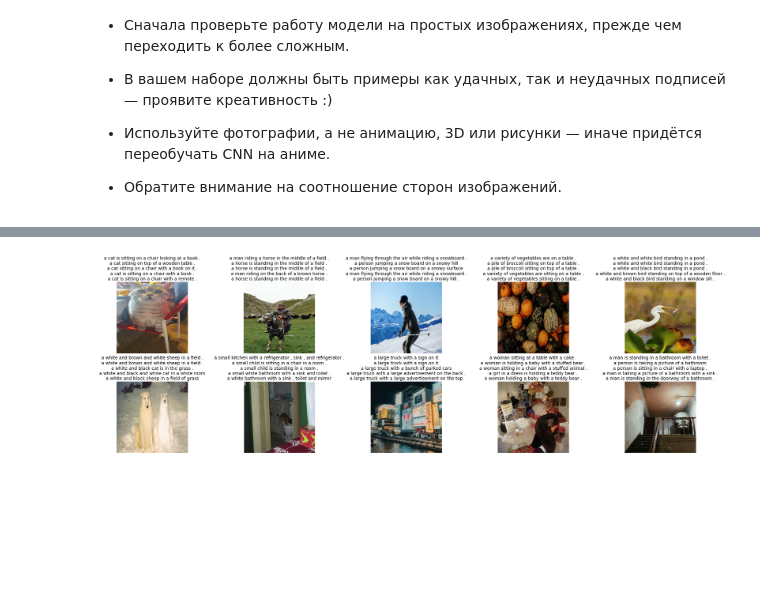
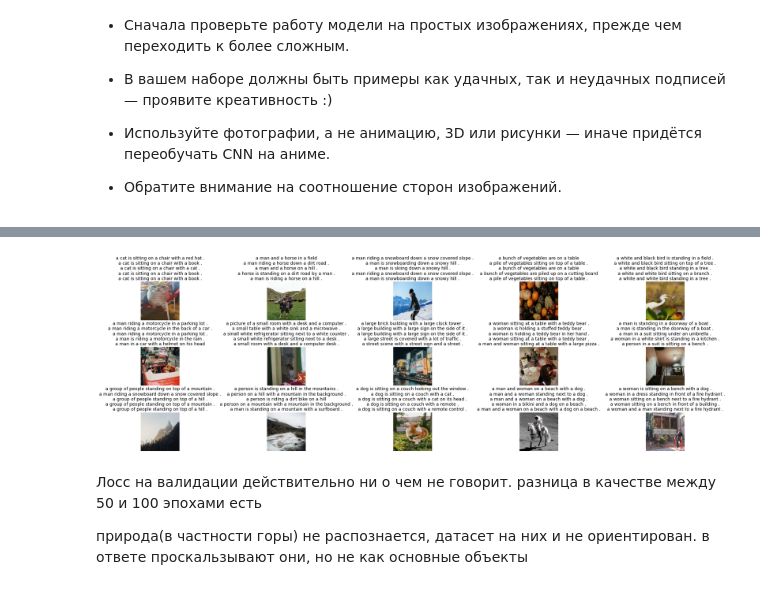
Before and after one commit to platiumgold/neural-networks, a Jupyter notebook: hw8/homework8_image_captioning.ipynb, the cells around one changed output, grey strips where cells are left out. Drawn from its saved outputs; the diff is of its cells as text; code cells hidden in the pictures; blank space fills up the shorter version.

Commit message:
add 100 epochs

```diff
--- a/hw8/homework8_image_captioning.ipynb
+++ b/hw8/homework8_image_captioning.ipynb
@@ -346,2 +352,15 @@ print("Finished!")
 # %%
 torch.save(network.state_dict(), 'caption_model_100_epochs.pth')
+# %%
+figures, axes = plt.subplots(1, 2)
+for i in range(2):
+    ax = axes[i]
+    if i == 0:
+        ax.plot(train_losses, label='train loss')
+        ax.set_title('Train Loss')
+    else:
+        ax.plot(range(0, n_epochs, 5), val_losses, label='val loss', color='orange')
+        ax.set_title('Validation Loss')
+    ax.set_xlabel('Epochs')
+    ax.set_ylabel('Loss')
+plt.show()
@@ -458,3 +476,23 @@ a cat is sitting on a blanket on a chair .
 * Используйте фотографии, а не анимацию, 3D или рисунки — иначе придётся переобучать CNN на аниме.
 
 * Обратите внимание на соотношение сторон изображений.
+# %%
+network = CaptionNet(n_tokens).to('cuda')
+network.load_state_dict(torch.load('caption_model_100_epochs.pth', weights_only=True))
+imgs = [f'data/{i}.png' for i in range(1,16)]
+
+fig, axes = plt.subplots(3, 5, figsize=(25, 7))
+
+for i, img in enumerate(imgs):
+    ax = axes[i//5][i%5]
+    img = Image.open(imgs[i]).convert('RGB')
+    img = img.resize((299, 299))
+    if i == 0:
+        img = img.rotate(270)
+    img = np.array(img).astype('float32') / 255.
+    ax.imshow(img)
+    ax.axis('off')
+    captions = '\n'.join(' '.join(generate_caption(img, t=5.)[1:-1]) for i in range(5))
+    ax.set_title(captions, wrap=True, fontsize=10)
+plt.subplots_adjust(hspace= 0.7)
+plt.show()
@@ -461,24 +501,29 @@ a cat is sitting on a blanket on a chair .
 # %%
+network = CaptionNet(n_tokens).to('cuda')
+network.load_state_dict(torch.load('caption_model_50_epoch.pth', weights_only=True))
+imgs = [f'data/{i}.png' for i in range(1,16)]
 
-imgs = [f'data/{i}.png' for i in range(1,11)]
-
-fig, axes = plt.subplots(2, 5, figsize=(25, 7))
+fig, axes = plt.subplots(3, 5, figsize=(25, 7))
 
 for i, img in enumerate(imgs):
     ax = axes[i//5][i%5]
     img = Image.open(imgs[i]).convert('RGB')
     img = img.resize((299, 299))
     if i == 0:
         img = img.rotate(270)
     img = np.array(img).astype('float32') / 255.
     ax.imshow(img)
     ax.axis('off')
     captions = '\n'.join(' '.join(generate_caption(img, t=4.)[1:-1]) for i in range(5))
     ax.set_title(captions, wrap=True, fontsize=10)
-plt.subplots_adjust(hspace= 0.4)
+plt.subplots_adjust(hspace= 0.7)
 plt.show()
 # %% [output]
-[figure, old version]
+[figure, new version]
+# %% [markdown]
+Лосс на валидации действительно ни о чем не говорит. разница в качестве между 50 и 100 эпохами есть
+
+природа(в частности горы) не распознается, датасет на них и не ориентирован. в ответе проскальзывают они, но не как основные объекты
 # %% [markdown]
 
 ![img](https://cs7.pikabu.ru/images/big_size_comm_an/2018-09_3/1536865148163644198.gif)
```
Also changed, not shown: parts of 8 cells of this notebook.
